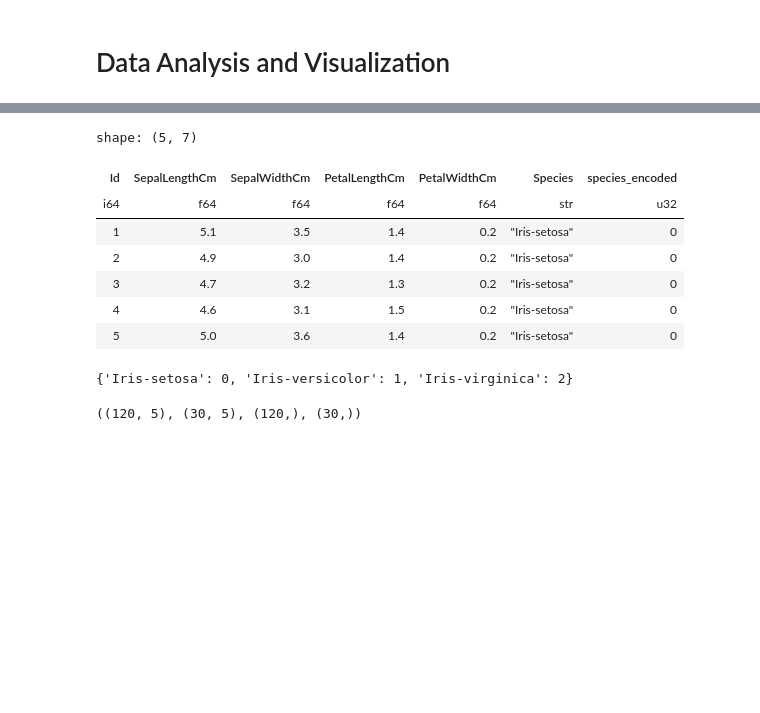
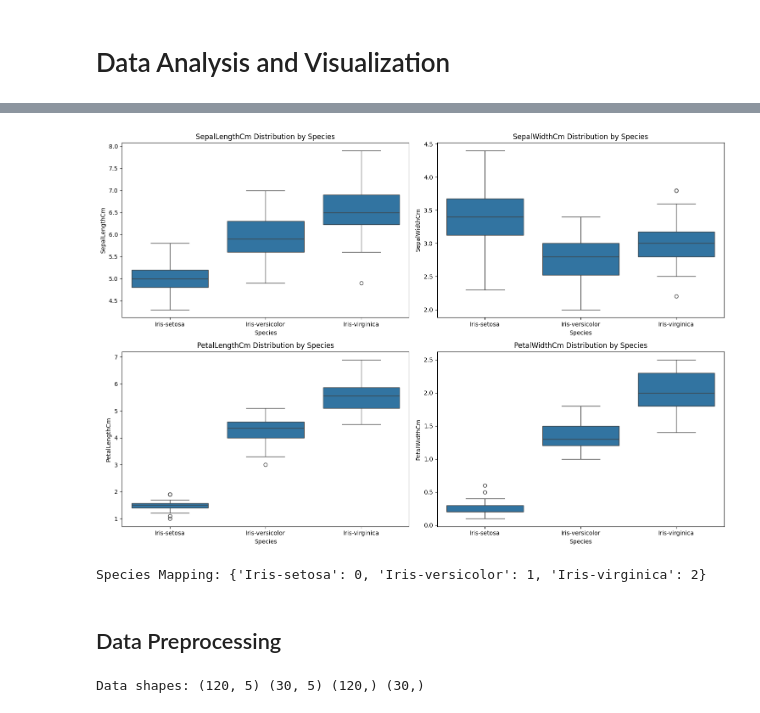
Before and after one commit to Huvinesh-Rajendran-12/my-python-playground, a Jupyter notebook: apple_24_04_25/20250424_iris_kaggle_species_challenge_notebook.ipynb, the cells around one changed output, grey strips where cells are left out. Cells and saved outputs as stored; diff of their text form; code cells hidden in the pictures; blank space fills up the shorter version.

```diff
--- a/apple_24_04_25/20250424_iris_kaggle_species_challenge_notebook.ipynb
+++ b/apple_24_04_25/20250424_iris_kaggle_species_challenge_notebook.ipynb
@@ -36 +38,13 @@ shape: (5, 6)
+# %%
+# Feature Distribution by Species
+features = ['SepalLengthCm', 'SepalWidthCm', 'PetalLengthCm', 'PetalWidthCm']
+plt.figure(figsize=(15, 10))
+for i, feature in enumerate(features, 1):
+    plt.subplot(2, 2, i)
+    sns.boxplot(x='Species', y=feature, data=df.to_pandas())
+    plt.title(f'{feature} Distribution by Species')
+plt.tight_layout()
+plt.show()
+# %% [output]
+[figure, added]
 # %%
@@ -37,36 +52,29 @@ shape: (5, 6)
 cleaned_df = df.with_columns(pl.col("Species").cast(pl.Categorical).cast(pl.UInt32).alias("species_encoded"))
-# %%
-cleaned_df.head(5)
-# %% [output]
-shape: (5, 7)
-| Id | SepalLengthCm | SepalWidthCm | PetalLengthCm | PetalWidthCm | Species | species_encoded |
-| i64 | f64 | f64 | f64 | f64 | str | u32 |
-| 1 | 5.1 | 3.5 | 1.4 | 0.2 | "Iris-setosa" | 0 |
-| 2 | 4.9 | 3.0 | 1.4 | 0.2 | "Iris-setosa" | 0 |
-| 3 | 4.7 | 3.2 | 1.3 | 0.2 | "Iris-setosa" | 0 |
-| 4 | 4.6 | 3.1 | 1.5 | 0.2 | "Iris-setosa" | 0 |
-| 5 | 5.0 | 3.6 | 1.4 | 0.2 | "Iris-setosa" | 0 |
 # %%
+# Create mapping dictionary for reference
 species_categories = cleaned_df.select(pl.col('Species', 'species_encoded')).unique().sort("Species")
-
 species_map = {row[0]: row[1] for row in zip(species_categories['Species'], species_categories['species_encoded'])}
-
-species_map
+print('Species Mapping:', species_map)
 # %% [output]
-{'Iris-setosa': 0, 'Iris-versicolor': 1, 'Iris-virginica': 2}
+Species Mapping: {'Iris-setosa': 0, 'Iris-versicolor': 1, 'Iris-virginica': 2}
+# %% [markdown]
+## Data Preprocessing
 # %%
 from sklearn.model_selection import train_test_split
 from sklearn.preprocessing import StandardScaler
 
+# Prepare features and target
 X = cleaned_df.drop('Species', 'species_encoded').to_numpy()
 y = cleaned_df.select('species_encoded').to_numpy().flatten()
 
+# Split the data
 X_train, X_test, y_train, y_test = train_test_split(X, y, test_size=0.2, random_state=42, shuffle=True)
 
+# Scale the features
 x_scaler = StandardScaler()
 X_train_scaled = x_scaler.fit_transform(X_train)
 X_test_scaled = x_scaler.transform(X_test)
 
-X_train_scaled.shape, X_test_scaled.shape, y_train.shape, y_test.shape
+print('Data shapes:', X_train_scaled.shape, X_test_scaled.shape, y_train.shape, y_test.shape)
 # %% [output]
-((120, 5), (30, 5), (120,), (30,))
+Data shapes: (120, 5) (30, 5) (120,) (30,)
```
Also changed, not shown: parts of 18 cells of this notebook.
